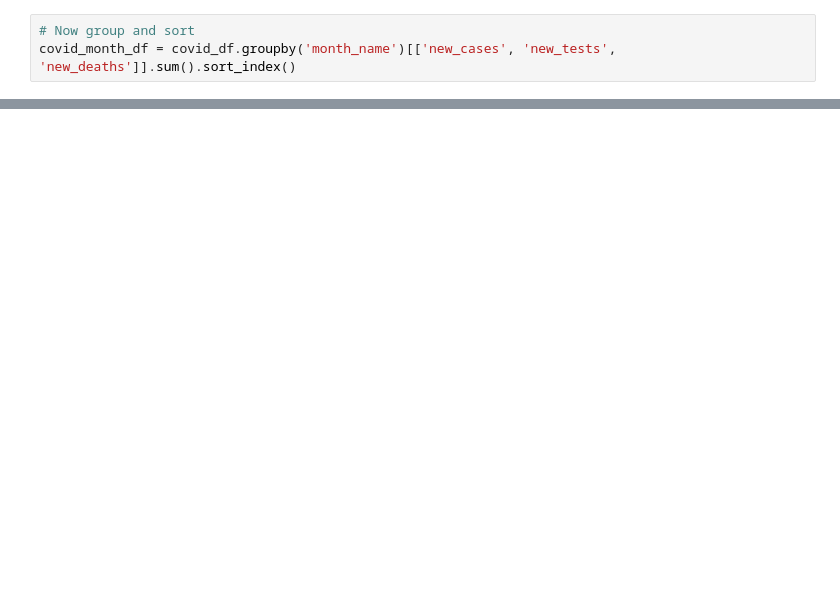
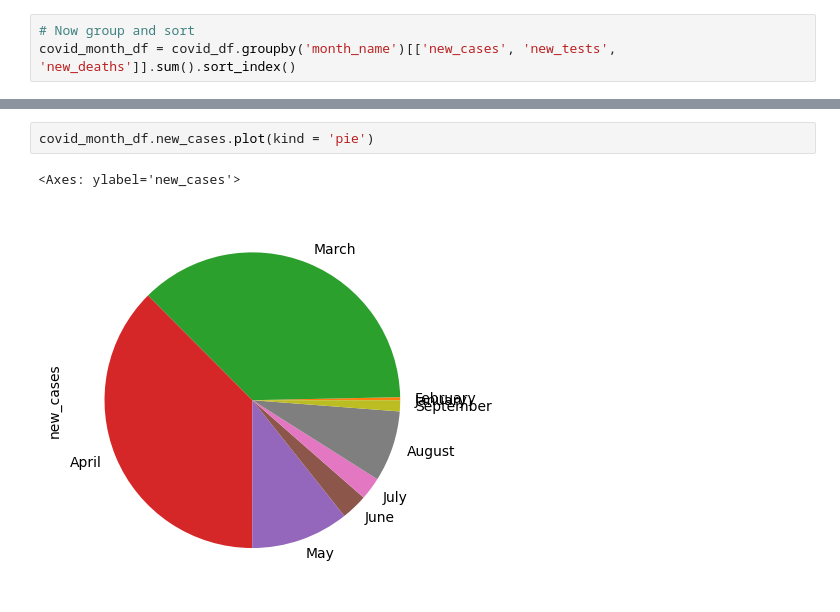
Before and after one commit to piyush-verma020/Data-Analysis, a Jupyter notebook: matplot(notes).ipynb, the cells around one changed output, grey strips where cells are left out. Drawn from its saved outputs; the diff is of its cells as text; blank space fills up the shorter version.

```diff
--- a/matplot(notes).ipynb
+++ b/matplot(notes).ipynb
@@ -149,0 +341,5 @@ covid_month_df.new_cases.plot(kind = 'bar')
+# %%
+covid_month_df.new_cases.plot(kind = 'pie')
+# %% [output]
+<Axes: ylabel='new_cases'>
+[figure, added]
```
Also changed, not shown: parts of 28 cells of this notebook.
